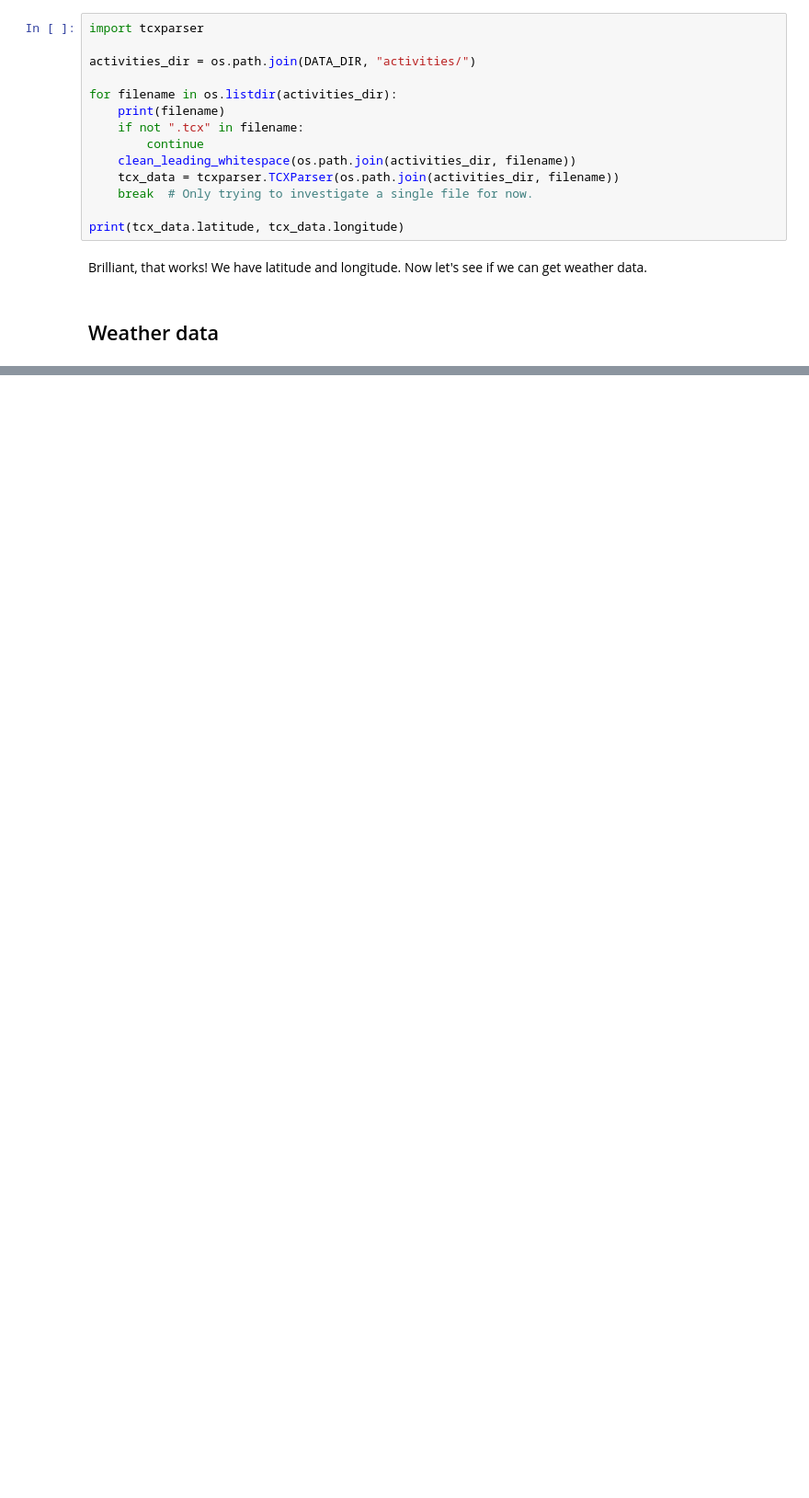
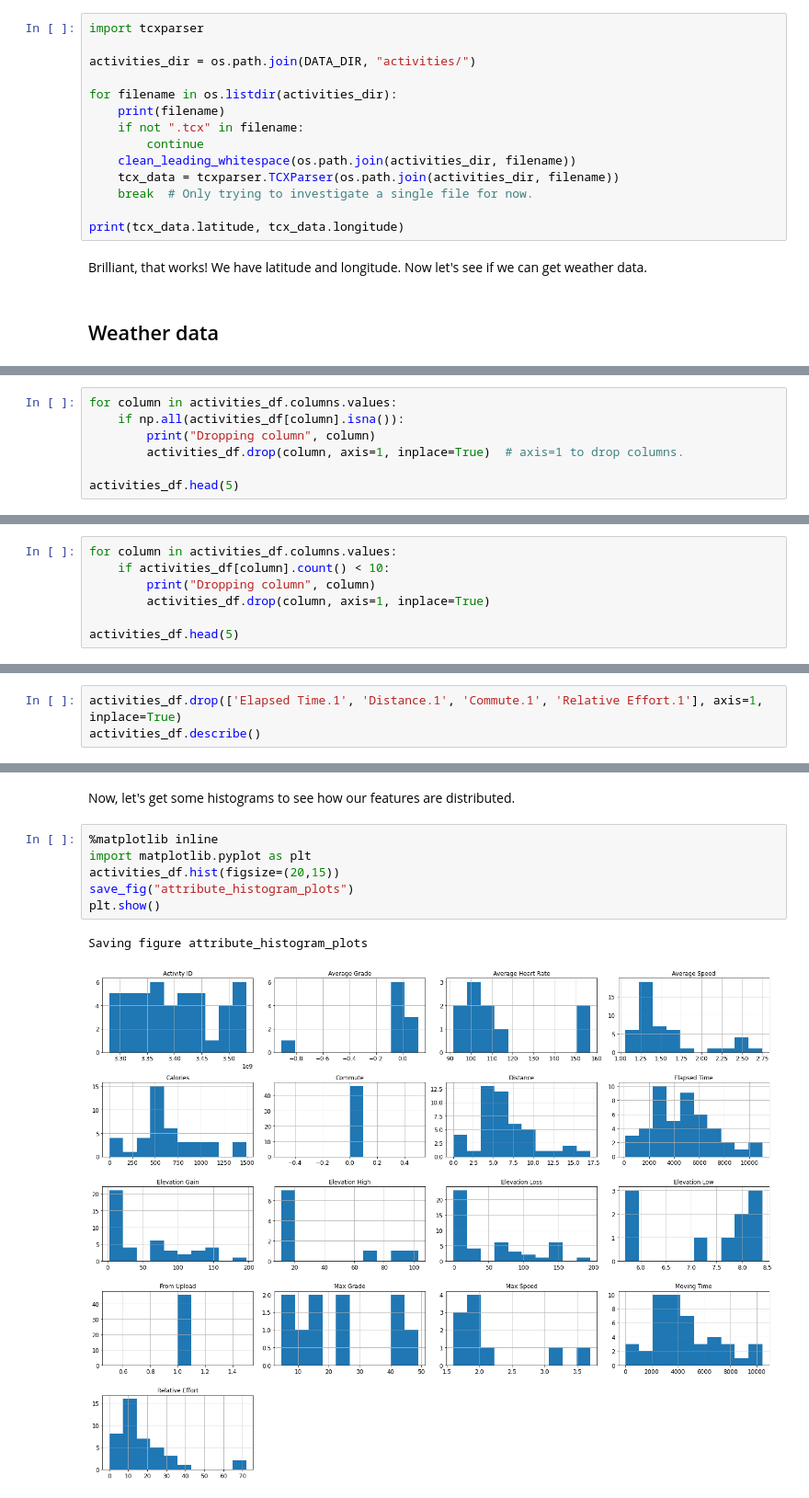
Before and after one commit to Lschoon/Strava_predict, a Jupyter notebook: Strava_explore.ipynb, the cells around one changed output, grey strips where cells are left out. Shown at 92% size. Cells and saved outputs as stored; diff of their text form; blank space fills up the shorter version.

```diff
--- a/Strava_explore.ipynb
+++ b/Strava_explore.ipynb
@@ -207,0 +216,7 @@ Brilliant, that works! We have latitude and longitude. Now let's see if we can g
+# %%
+for column in activities_df.columns.values:
+    if np.all(activities_df[column].isna()):
+        print("Dropping column", column)
+        activities_df.drop(column, axis=1, inplace=True)  # axis=1 to drop columns.
+
+activities_df.head(5)
@@ -207,0 +246,7 @@ Brilliant, that works! We have latitude and longitude. Now let's see if we can g
+# %%
+for column in activities_df.columns.values:
+    if activities_df[column].count() < 10:
+        print("Dropping column", column)
+        activities_df.drop(column, axis=1, inplace=True)
+
+activities_df.head(5)
@@ -207,0 +294,3 @@ Brilliant, that works! We have latitude and longitude. Now let's see if we can g
+# %%
+activities_df.drop(['Elapsed Time.1', 'Distance.1', 'Commute.1', 'Relative Effort.1'], axis=1, inplace=True)
+activities_df.describe()
@@ -207,0 +307,11 @@ Brilliant, that works! We have latitude and longitude. Now let's see if we can g
+# %% [markdown]
+Now, let's get some histograms to see how our features are distributed.
+# %%
+%matplotlib inline
+import matplotlib.pyplot as plt
+activities_df.hist(figsize=(20,15))
+save_fig("attribute_histogram_plots")
+plt.show()
+# %% [output]
+Saving figure attribute_histogram_plots
+[figure, added]
```
Also changed, not shown: parts of 14 cells of this notebook.
